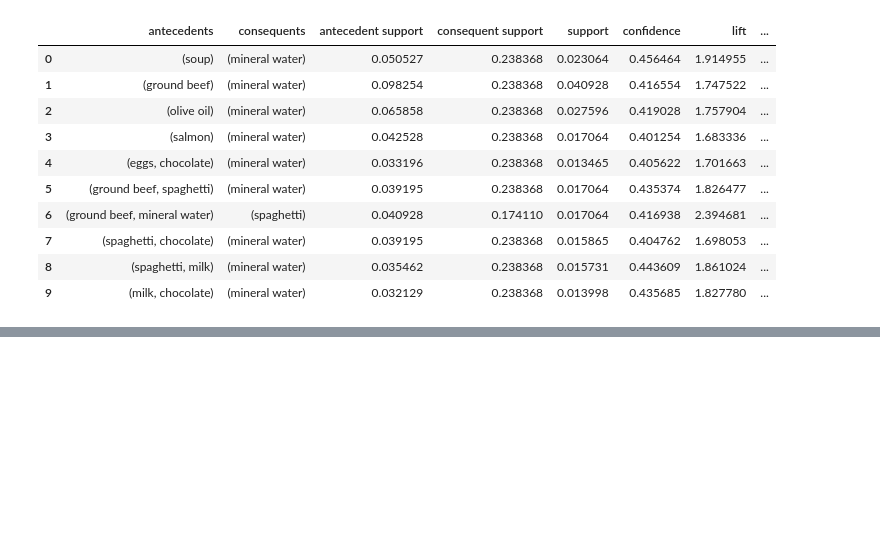
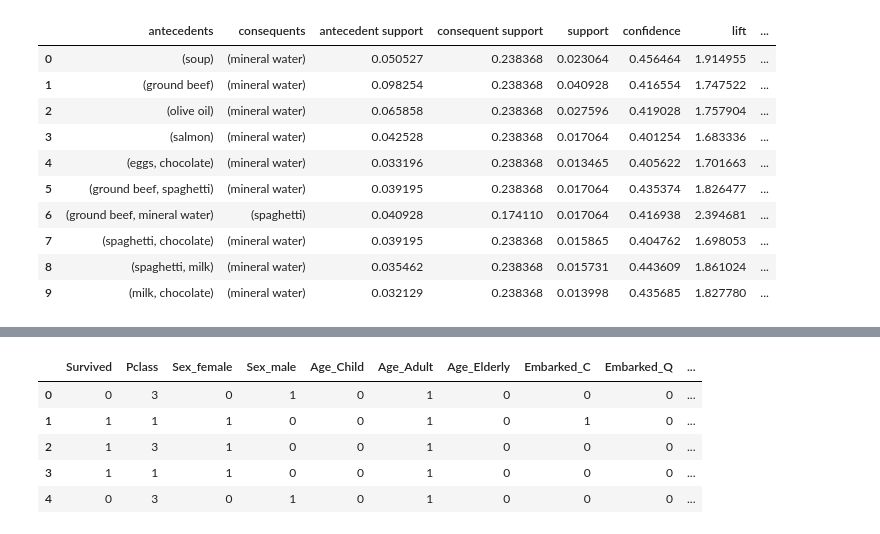
Before and after one commit to gtengwei/CZ4032-Data-Mining, a Jupyter notebook: apriori.ipynb, the cells around one changed output, grey strips where cells are left out. Drawn from its saved outputs; the diff is of its cells as text; code cells hidden in the pictures; blank space fills up the shorter version.

```diff
--- a/apriori.ipynb
+++ b/apriori.ipynb
@@ -788,0 +826,4 @@ rules
+# %%
+# Drop the columns that are not required
+train_titanic_df.drop(columns=['PassengerId', 'Name','SibSp', 'Parch', 'Ticket', 'Fare', 'Cabin'], inplace=True)
+train_titanic_df.head()
@@ -788,0 +837,7 @@ rules
+# %%
+# Categorise the Age column
+# Age 21 and below is a Child
+# Age between 21 and 55 is an Adult
+# Age above 55 is an Elderly
+train_titanic_df['Age'] = pd.cut(train_titanic_df['Age'], bins=[0, 21, 55, 80], labels=['Child', 'Adult', 'Elderly'])
+train_titanic_df.head()
@@ -788,0 +851,11 @@ rules
+# %%
+# Convert into one hot encoding
+train_titanic_df = pd.get_dummies(train_titanic_df)
+train_titanic_df.head()
+# %% [output]
+|  | Survived | Pclass | Sex_female | Sex_male | Age_Child | Age_Adult | Age_Elderly | Embarked_C | Embarked_Q | ... |
+| 0 | 0 | 3 | 0 | 1 | 0 | 1 | 0 | 0 | 0 | ... |
+| 1 | 1 | 1 | 1 | 0 | 0 | 1 | 0 | 1 | 0 | ... |
+| 2 | 1 | 3 | 1 | 0 | 0 | 1 | 0 | 0 | 0 | ... |
+| 3 | 1 | 1 | 1 | 0 | 0 | 1 | 0 | 0 | 0 | ... |
+| 4 | 0 | 3 | 0 | 1 | 0 | 1 | 0 | 0 | 0 | ... |
```
Also changed, not shown: parts of 16 cells of this notebook, 3 other files.
